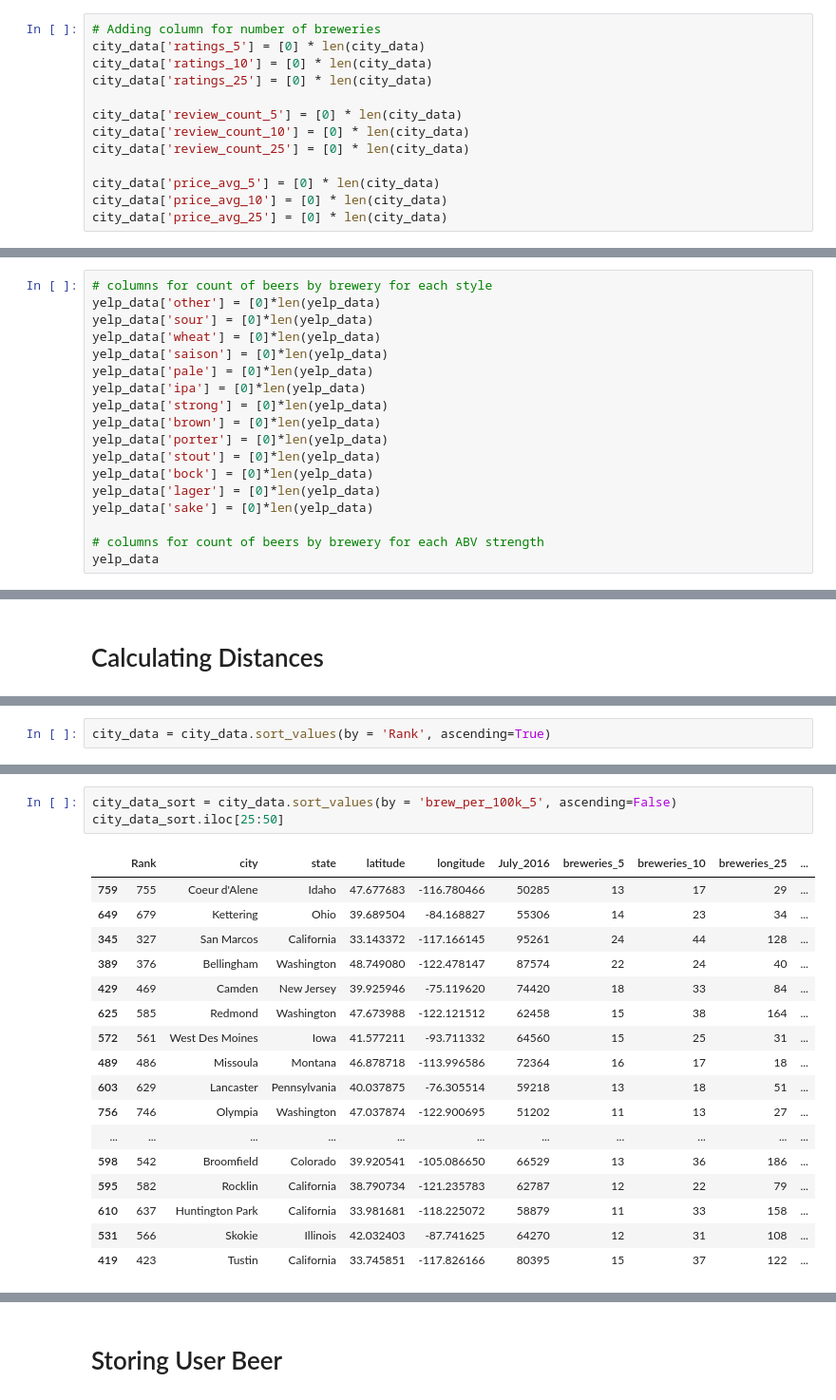
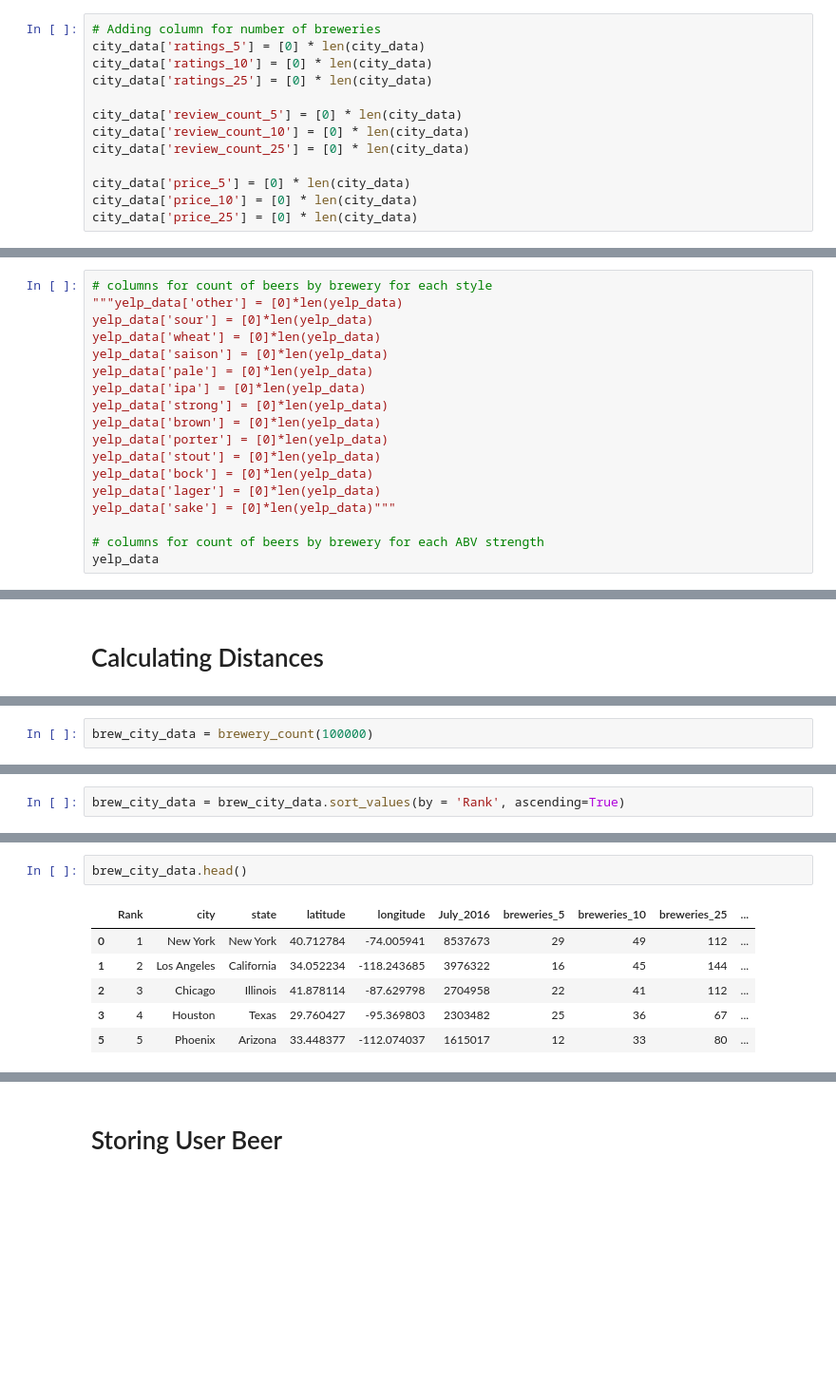
Before and after one commit to rohan-thakur1/capstone_brewing, a Jupyter notebook: Beer_Matching/Brewery Map.ipynb, the cells around one changed output, grey strips where cells are left out. Shown: that part at 95% size. Drawn from its saved outputs; the diff is of its cells as text; blank space fills up the shorter version.

```diff
--- a/Beer_Matching/Brewery Map.ipynb
+++ b/Beer_Matching/Brewery Map.ipynb
@@ -137,9 +138,9 @@ city_data['review_count_5'] = [0] * len(city_data)
 city_data['review_count_10'] = [0] * len(city_data)
 city_data['review_count_25'] = [0] * len(city_data)
 
-city_data['price_avg_5'] = [0] * len(city_data)
-city_data['price_avg_10'] = [0] * len(city_data)
-city_data['price_avg_25'] = [0] * len(city_data)
+city_data['price_5'] = [0] * len(city_data)
+city_data['price_10'] = [0] * len(city_data)
+city_data['price_25'] = [0] * len(city_data)
 # %% [markdown]
 # Working with Yelp Data
 # %%
@@ -183,7 +184,7 @@ np.sum(np.isnan(yelp_data['price']))
 yelp_data['price'] = yelp_data['price'].fillna(1)
 # %%
 # columns for count of beers by brewery for each style
-yelp_data['other'] = [0]*len(yelp_data)
+"""yelp_data['other'] = [0]*len(yelp_data)
 yelp_data['sour'] = [0]*len(yelp_data)
 yelp_data['wheat'] = [0]*len(yelp_data)
 yelp_data['saison'] = [0]*len(yelp_data)
@@ -195,7 +196,7 @@ yelp_data['porter'] = [0]*len(yelp_data)
 yelp_data['stout'] = [0]*len(yelp_data)
 yelp_data['bock'] = [0]*len(yelp_data)
 yelp_data['lager'] = [0]*len(yelp_data)
-yelp_data['sake'] = [0]*len(yelp_data)
+yelp_data['sake'] = [0]*len(yelp_data)"""
 
 # columns for count of beers by brewery for each ABV strength
 yelp_data
@@ -317,0 +301,2 @@ city_data = brewery_count()
+# %%
+brew_city_data = brewery_count(100000)
@@ -318,2 +321,2 @@ city_data = brewery_count()
 # %%
-city_data = city_data.sort_values(by = 'Rank', ascending=True)
+brew_city_data = brew_city_data.sort_values(by = 'Rank', ascending=True)
@@ -344,21 +323,9 @@ city_data['brew_per_100k_25'] = city_data['breweries_25']/city_data['July_2016']
-# %%
-city_data_sort = city_data.sort_values(by = 'brew_per_100k_5', ascending=False)
-city_data_sort.iloc[25:50]
-# %% [output]
-|  | Rank | city | state | latitude | longitude | July_2016 | breweries_5 | breweries_10 | breweries_25 | ... |
-| 759 | 755 | Coeur d'Alene | Idaho | 47.677683 | -116.780466 | 50285 | 13 | 17 | 29 | ... |
-| 649 | 679 | Kettering | Ohio | 39.689504 | -84.168827 | 55306 | 14 | 23 | 34 | ... |
-| 345 | 327 | San Marcos | California | 33.143372 | -117.166145 | 95261 | 24 | 44 | 128 | ... |
-| 389 | 376 | Bellingham | Washington | 48.749080 | -122.478147 | 87574 | 22 | 24 | 40 | ... |
-| 429 | 469 | Camden | New Jersey | 39.925946 | -75.119620 | 74420 | 18 | 33 | 84 | ... |
-| 625 | 585 | Redmond | Washington | 47.673988 | -122.121512 | 62458 | 15 | 38 | 164 | ... |
-| 572 | 561 | West Des Moines | Iowa | 41.577211 | -93.711332 | 64560 | 15 | 25 | 31 | ... |
-| 489 | 486 | Missoula | Montana | 46.878718 | -113.996586 | 72364 | 16 | 17 | 18 | ... |
-| 603 | 629 | Lancaster | Pennsylvania | 40.037875 | -76.305514 | 59218 | 13 | 18 | 51 | ... |
-| 756 | 746 | Olympia | Washington | 47.037874 | -122.900695 | 51202 | 11 | 13 | 27 | ... |
-| ... | ... | ... | ... | ... | ... | ... | ... | ... | ... | ... |
-| 598 | 542 | Broomfield | Colorado | 39.920541 | -105.086650 | 66529 | 13 | 36 | 186 | ... |
-| 595 | 582 | Rocklin | California | 38.790734 | -121.235783 | 62787 | 12 | 22 | 79 | ... |
-| 610 | 637 | Huntington Park | California | 33.981681 | -118.225072 | 58879 | 11 | 33 | 158 | ... |
-| 531 | 566 | Skokie | Illinois | 42.032403 | -87.741625 | 64270 | 12 | 31 | 108 | ... |
-| 419 | 423 | Tustin | California | 33.745851 | -117.826166 | 80395 | 15 | 37 | 122 | ... |
+# %%
+brew_city_data.head()
+# %% [output]
+|  | Rank | city | state | latitude | longitude | July_2016 | breweries_5 | breweries_10 | breweries_25 | ... |
+| 0 | 1 | New York | New York | 40.712784 | -74.005941 | 8537673 | 29 | 49 | 112 | ... |
+| 1 | 2 | Los Angeles | California | 34.052234 | -118.243685 | 3976322 | 16 | 45 | 144 | ... |
+| 2 | 3 | Chicago | Illinois | 41.878114 | -87.629798 | 2704958 | 22 | 41 | 112 | ... |
+| 3 | 4 | Houston | Texas | 29.760427 | -95.369803 | 2303482 | 25 | 36 | 67 | ... |
+| 5 | 5 | Phoenix | Arizona | 33.448377 | -112.074037 | 1615017 | 12 | 33 | 80 | ... |
```
Also changed, not shown: parts of 26 cells of this notebook, 1 other file.
